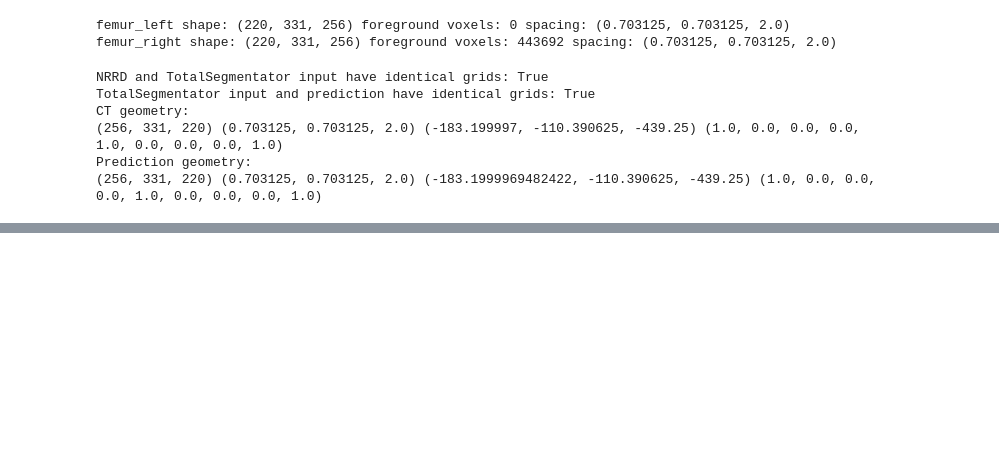
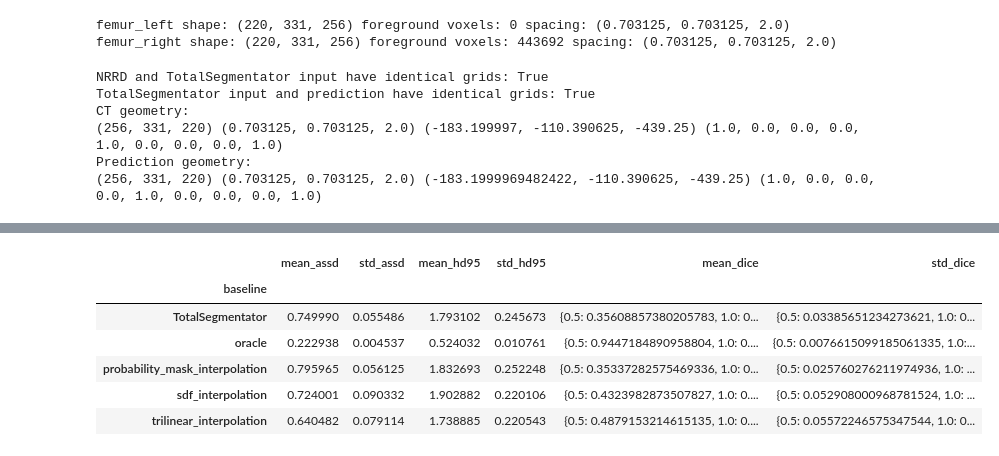
Before and after one commit to L0c1l0kk/CT-SuperResolution, a Jupyter notebook: exploration.ipynb, the cells around one changed output, grey strips where cells are left out. Saved outputs shown, nothing was run; the diff lists cells and outputs as text; code cells hidden in the pictures; blank space fills up the shorter version.

```diff
--- a/exploration.ipynb
+++ b/exploration.ipynb
@@ -193,0 +246,10 @@ print(calculate_metrics(gt_mask, pred_mask, spacing=gt_image.GetSpacing()))
+# %%
+agg_df.head(20)
+# %% [output]
+|  | mean_assd | std_assd | mean_hd95 | std_hd95 | mean_dice | std_dice |
+| baseline |  |  |  |  |  |  |
+| TotalSegmentator | 0.749990 | 0.055486 | 1.793102 | 0.245673 | {0.5: 0.35608857380205783, 1.0: 0... | {0.5: 0.03385651234273621, 1.0: 0... |
+| oracle | 0.222938 | 0.004537 | 0.524032 | 0.010761 | {0.5: 0.9447184890958804, 1.0: 0.... | {0.5: 0.0076615099185061335, 1.0:... |
+| probability_mask_interpolation | 0.795965 | 0.056125 | 1.832693 | 0.252248 | {0.5: 0.35337282575469336, 1.0: 0... | {0.5: 0.025760276211974936, 1.0: ... |
+| sdf_interpolation | 0.724001 | 0.090332 | 1.902882 | 0.220106 | {0.5: 0.4323982873507827, 1.0: 0.... | {0.5: 0.052908000968781524, 1.0: ... |
+| trilinear_interpolation | 0.640482 | 0.079114 | 1.738885 | 0.220543 | {0.5: 0.4879153214615135, 1.0: 0.... | {0.5: 0.05572246575347544, 1.0: 0... |
```
Also changed, not shown: parts of 21 cells of this notebook, 1 other file.
